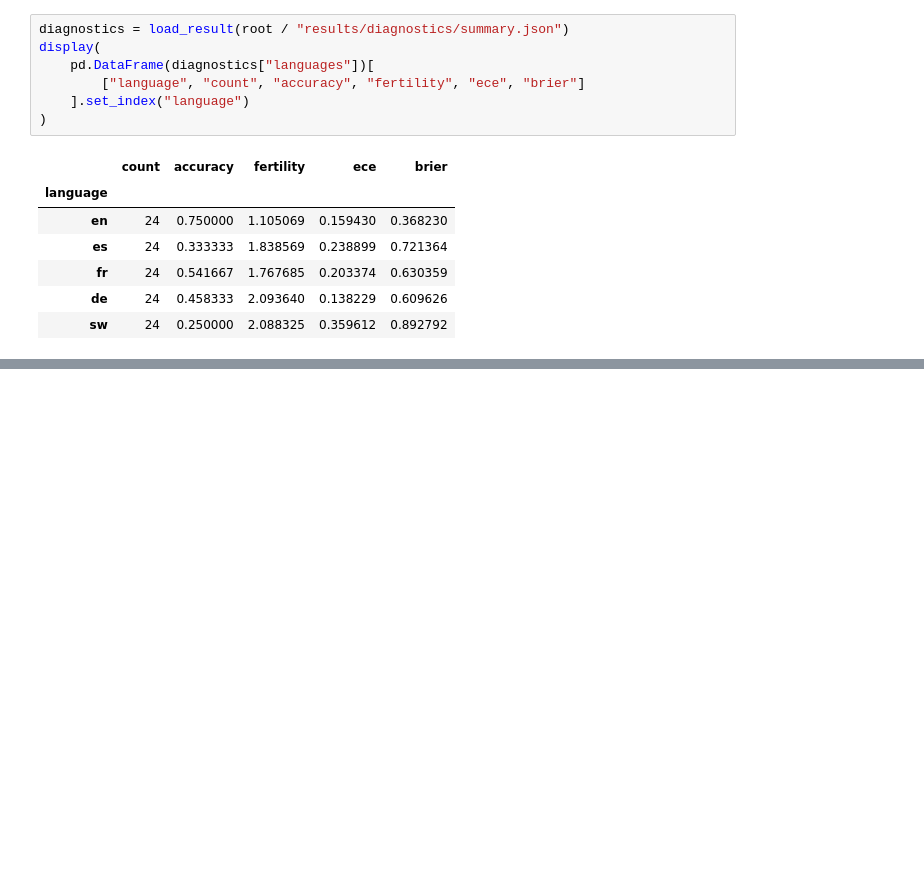
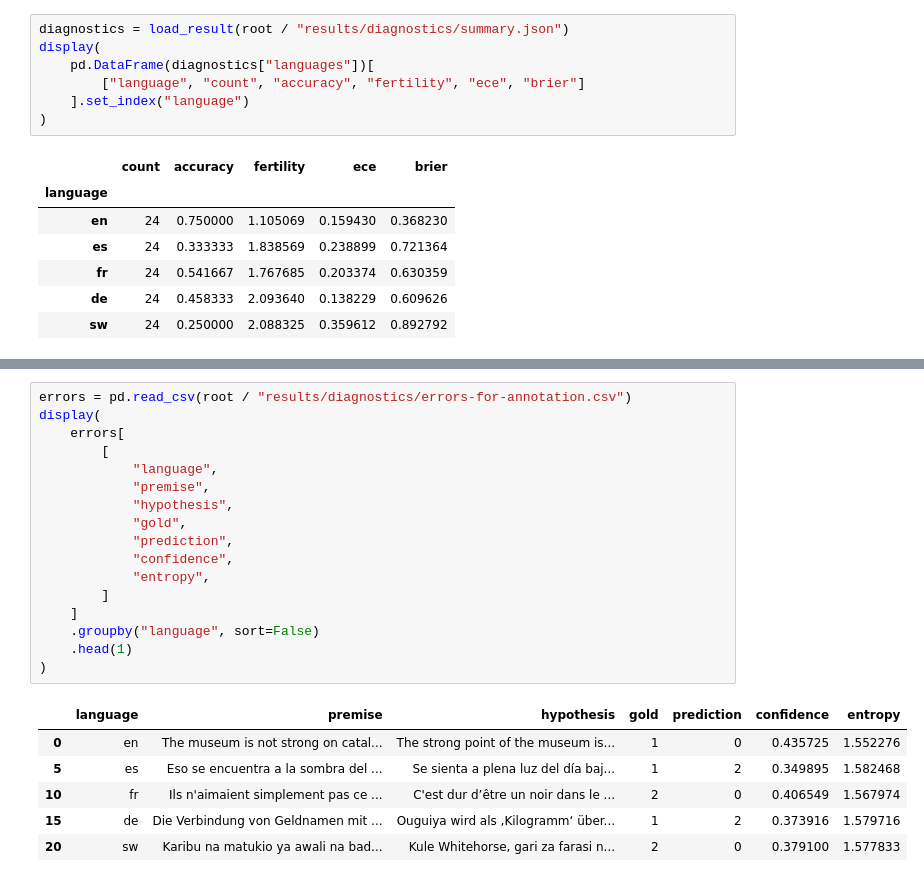
Before and after one commit to kaps-c/Multilingual-GPT2-NLI, a Jupyter notebook: default_final_project.ipynb, the cells around one changed output, grey strips where cells are left out. Saved outputs shown, nothing was run; the diff lists cells and outputs as text; blank space fills up the shorter version.

```diff
--- a/default_final_project.ipynb
+++ b/default_final_project.ipynb
@@ -193,0 +230,24 @@ Checks include reference GPT-2 output agreement, the preserved AdamW numerical r
+# %%
+errors = pd.read_csv(root / "results/diagnostics/errors-for-annotation.csv")
+display(
+    errors[
+        [
+            "language",
+            "premise",
+            "hypothesis",
+            "gold",
+            "prediction",
+            "confidence",
+            "entropy",
+        ]
+    ]
+    .groupby("language", sort=False)
+    .head(1)
+)
+# %% [output]
+|  | language | premise | hypothesis | gold | prediction | confidence | entropy |
+| 0 | en | The museum is not strong on catal... | The strong point of the museum is... | 1 | 0 | 0.435725 | 1.552276 |
+| 5 | es | Eso se encuentra a la sombra del ... | Se sienta a plena luz del día baj... | 1 | 2 | 0.349895 | 1.582468 |
+| 10 | fr | Ils n'aimaient simplement pas ce ... | C'est dur d’être un noir dans le ... | 2 | 0 | 0.406549 | 1.567974 |
+| 15 | de | Die Verbindung von Geldnamen mit ... | Ouguiya wird als ‚Kilogramm‘ über... | 1 | 2 | 0.373916 | 1.579716 |
+| 20 | sw | Karibu na matukio ya awali na bad... | Kule Whitehorse, gari za farasi n... | 2 | 0 | 0.379100 | 1.577833 |
```
Also changed, not shown: parts of 19 cells of this notebook, 18 other files.
